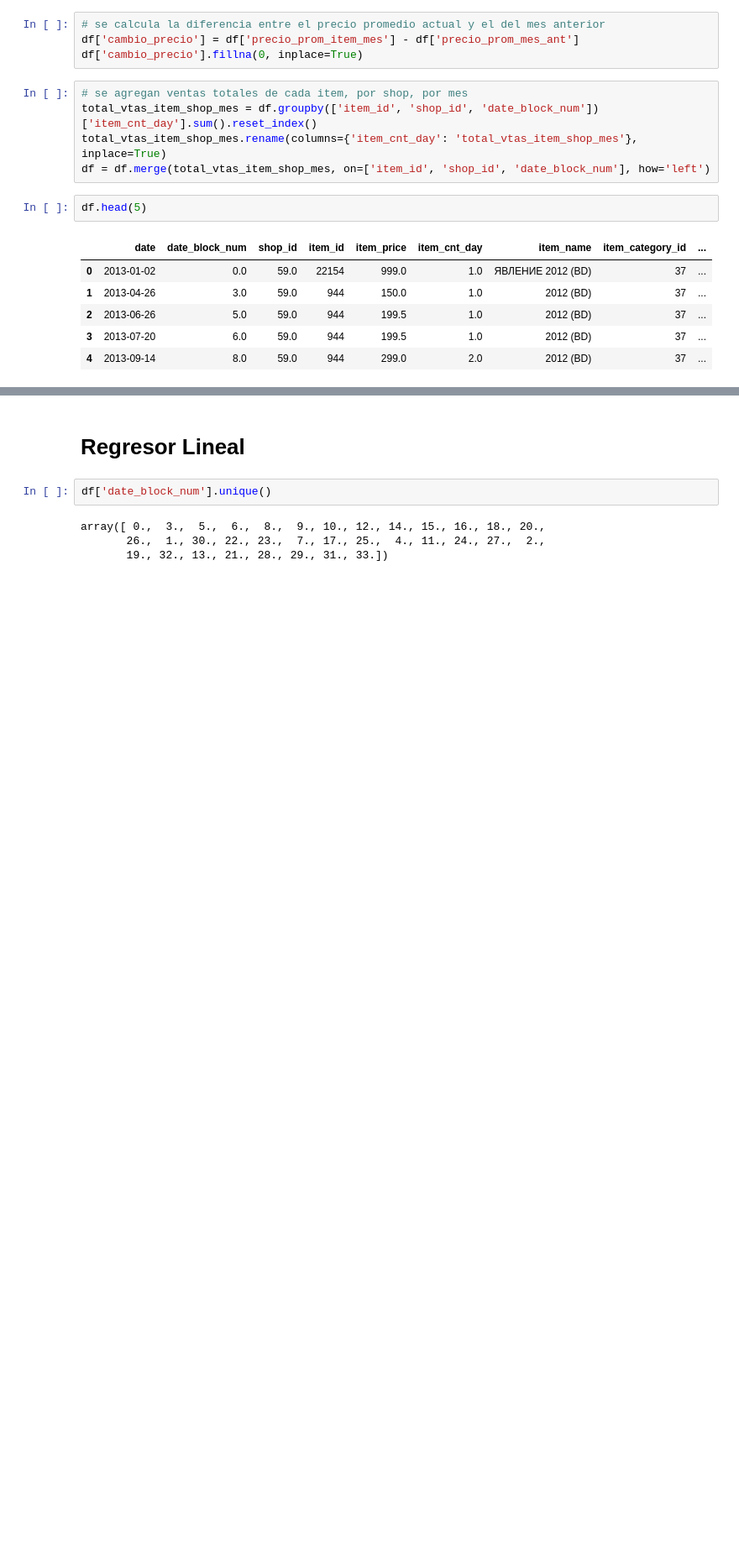
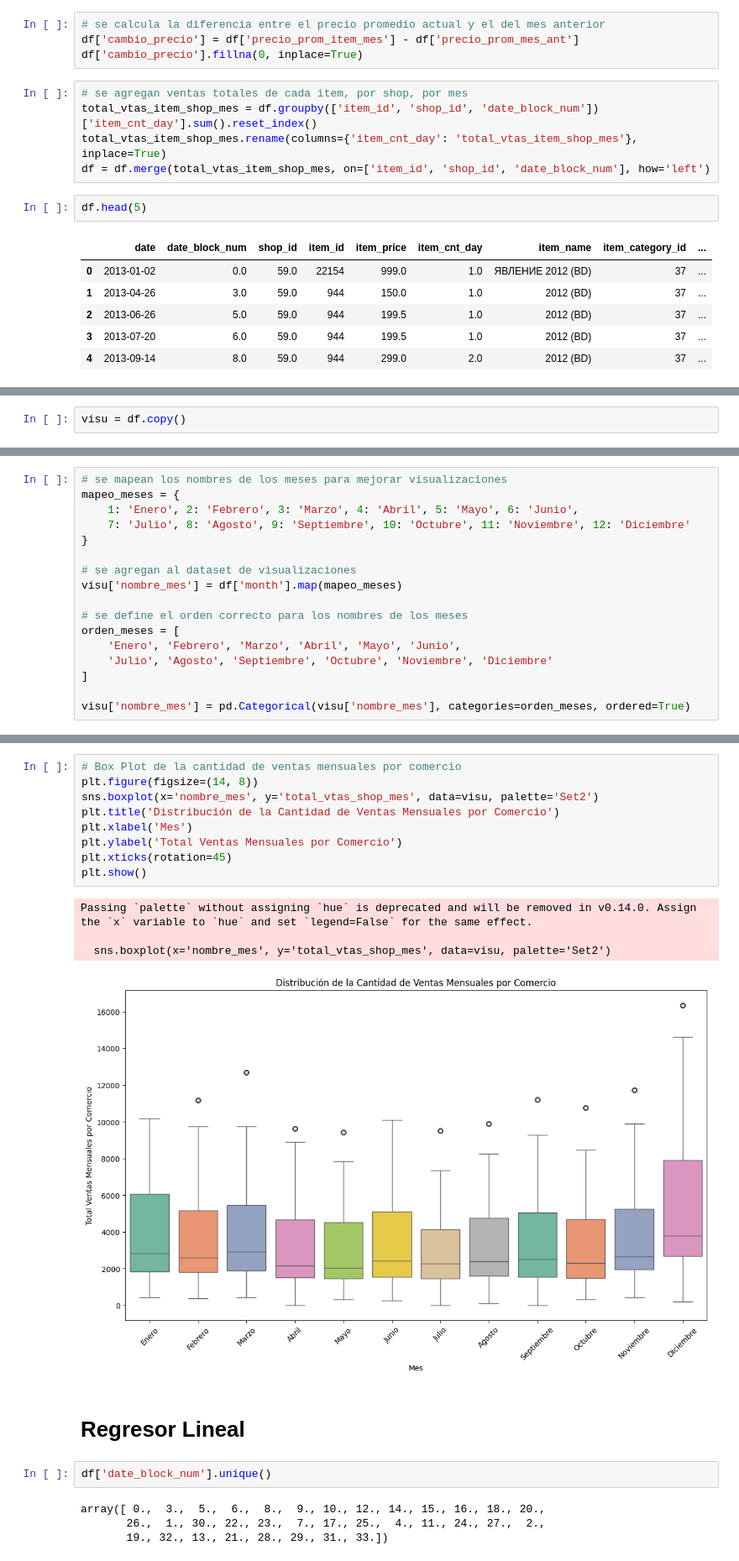
Before and after one commit to alexguttlein/OrgaDatos_TP2_MachineLearning, a Jupyter notebook: TP2_Machine_Learning.ipynb, the cells around one changed output, grey strips where cells are left out. Shown: that part at 84% size. Saved outputs shown, nothing was run; the diff lists cells and outputs as text; blank space fills up the shorter version.

Commit message:
se agregan XGBoost y BoxPlot

```diff
--- a/TP2_Machine_Learning.ipynb
+++ b/TP2_Machine_Learning.ipynb
@@ -293,0 +229,2 @@ df.head(5)
+# %%
+visu = df.copy()
@@ -293,0 +238,17 @@ df.head(5)
+# %%
+# se mapean los nombres de los meses para mejorar visualizaciones
+mapeo_meses = {
+    1: 'Enero', 2: 'Febrero', 3: 'Marzo', 4: 'Abril', 5: 'Mayo', 6: 'Junio',
+    7: 'Julio', 8: 'Agosto', 9: 'Septiembre', 10: 'Octubre', 11: 'Noviembre', 12: 'Diciembre'
+}
+
+# se agregan al dataset de visualizaciones
+visu['nombre_mes'] = df['month'].map(mapeo_meses)
+
+# se define el orden correcto para los nombres de los meses
+orden_meses = [
+    'Enero', 'Febrero', 'Marzo', 'Abril', 'Mayo', 'Junio',
+    'Julio', 'Agosto', 'Septiembre', 'Octubre', 'Noviembre', 'Diciembre'
+]
+
+visu['nombre_mes'] = pd.Categorical(visu['nombre_mes'], categories=orden_meses, ordered=True)
@@ -294,3 +310,17 @@ df.head(5)
+# %%
+# Box Plot de la cantidad de ventas mensuales por comercio
+plt.figure(figsize=(14, 8))
+sns.boxplot(x='nombre_mes', y='total_vtas_shop_mes', data=visu, palette='Set2')
+plt.title('Distribución de la Cantidad de Ventas Mensuales por Comercio')
+plt.xlabel('Mes')
+plt.ylabel('Total Ventas Mensuales por Comercio')
+plt.xticks(rotation=45)
+plt.show()
+# %% [output]
+Passing `palette` without assigning `hue` is deprecated and will be removed in v0.14.0. Assign the `x` variable to `hue` and set `legend=False` for the same effect.
+
+  sns.boxplot(x='nombre_mes', y='total_vtas_shop_mes', data=visu, palette='Set2')
+[figure, added]
 # %% [markdown]
 # Regresor Lineal
 # %%
```
Also changed, not shown: parts of 30 cells of this notebook.
